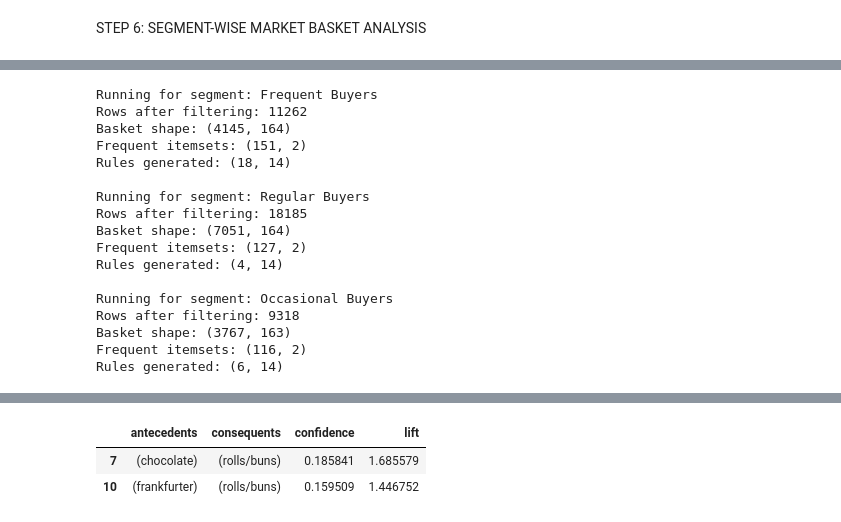
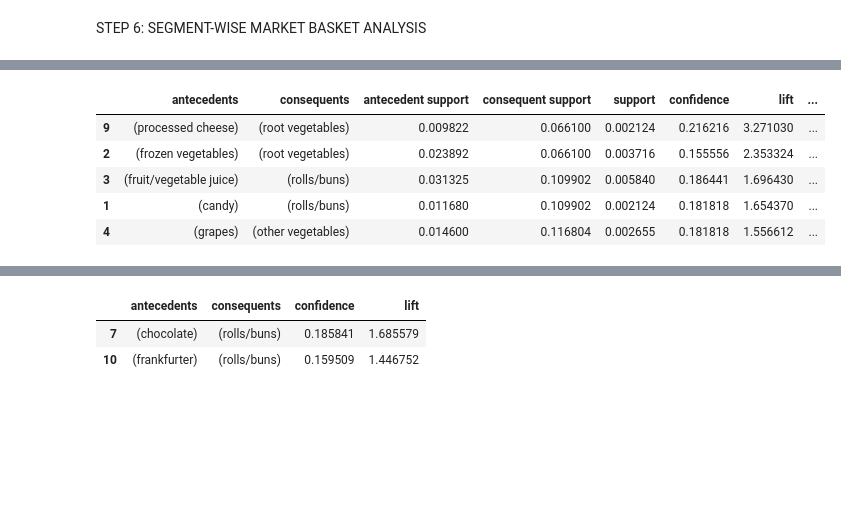
Before and after one commit to Ashvitharavichandran/CI-CD, a Jupyter notebook: MBA.ipynb, the cells around one changed output, grey strips where cells are left out. Saved outputs shown, nothing was run; the diff lists cells and outputs as text; code cells hidden in the pictures; blank space fills up the shorter version.

```diff
--- a/MBA.ipynb
+++ b/MBA.ipynb
@@ -253,30 +278,30 @@ def mba_by_segment(segment_name):
 
     return rules.sort_values("lift", ascending=False)
+# %%
+frequent_rules = mba_by_segment("Frequent Buyers")
+regular_rules = mba_by_segment("Regular Buyers")
+occasional_rules = mba_by_segment("Occasional Buyers")
+
+frequent_rules.head()
+regular_rules.head()
+occasional_rules.head()
+# %% [output]
+|  | antecedents | consequents | antecedent support | consequent support | support | confidence | lift | ... |
+| 9 | (processed cheese) | (root vegetables) | 0.009822 | 0.066100 | 0.002124 | 0.216216 | 3.271030 | ... |
+| 2 | (frozen vegetables) | (root vegetables) | 0.023892 | 0.066100 | 0.003716 | 0.155556 | 2.353324 | ... |
+| 3 | (fruit/vegetable juice) | (rolls/buns) | 0.031325 | 0.109902 | 0.005840 | 0.186441 | 1.696430 | ... |
+| 1 | (candy) | (rolls/buns) | 0.011680 | 0.109902 | 0.002124 | 0.181818 | 1.654370 | ... |
+| 4 | (grapes) | (other vegetables) | 0.014600 | 0.116804 | 0.002655 | 0.181818 | 1.556612 | ... |
 # %%
 # ------------------------------------------------------------
 # 6.3 RUN SEGMENT-WISE MBA
 # ------------------------------------------------------------
 
 frequent_rules = mba_by_segment("Frequent Buyers")
+
+frequent_rules
+
 regular_rules = mba_by_segment("Regular Buyers")
 occasional_rules = mba_by_segment("Occasional Buyers")
-# %% [output]
-Running for segment: Frequent Buyers
-Rows after filtering: 11262
-Basket shape: (4145, 164)
-Frequent itemsets: (151, 2)
-Rules generated: (18, 14)
-
-Running for segment: Regular Buyers
-Rows after filtering: 18185
-Basket shape: (7051, 164)
-Frequent itemsets: (127, 2)
-Rules generated: (4, 14)
-
-Running for segment: Occasional Buyers
-Rows after filtering: 9318
-Basket shape: (3767, 163)
-Frequent itemsets: (116, 2)
-Rules generated: (6, 14)
 # %%
 # STEP 7: CROSS-SELL RECOMMENDATIONS
```
Also changed, not shown: parts of 8 cells of this notebook.
